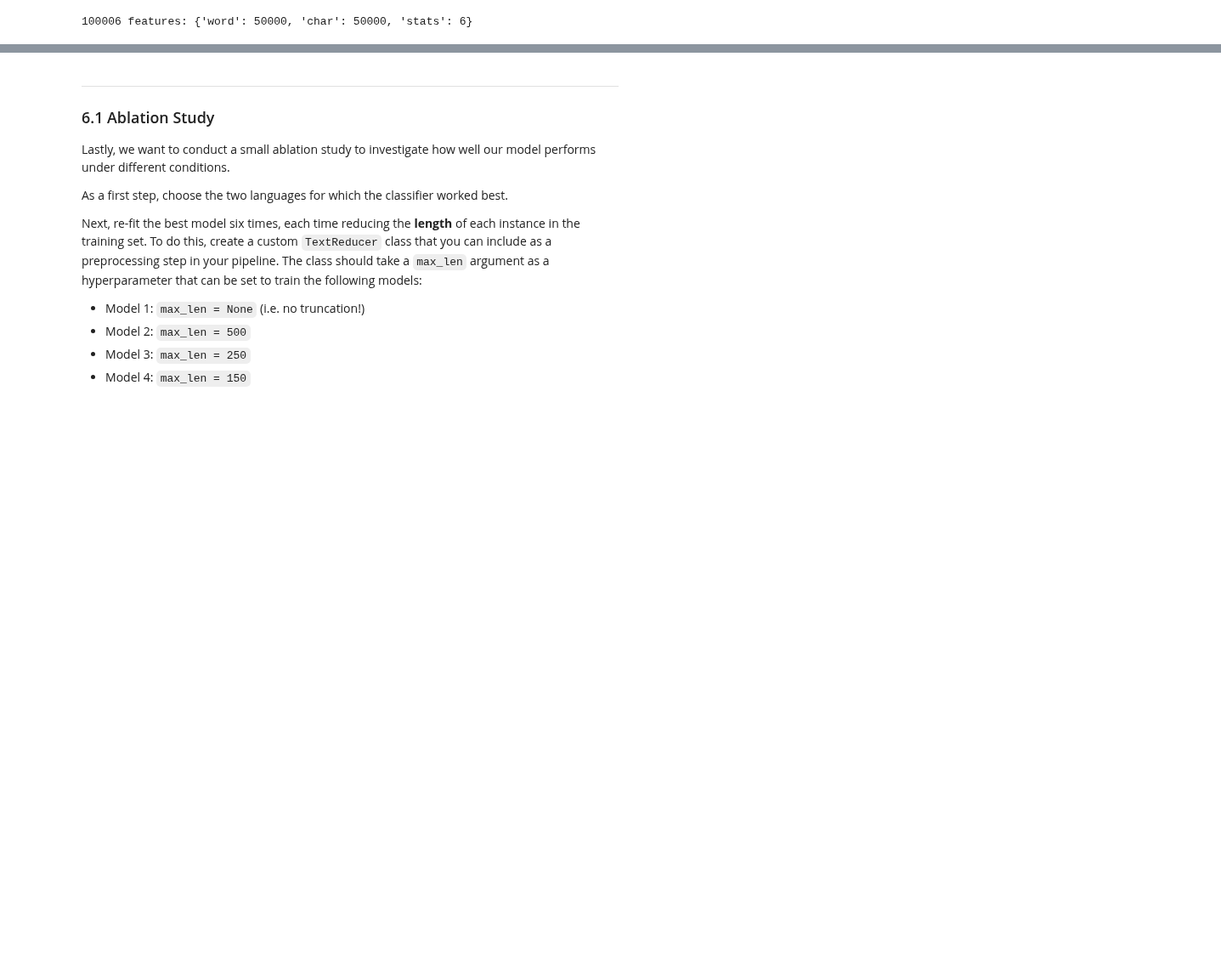
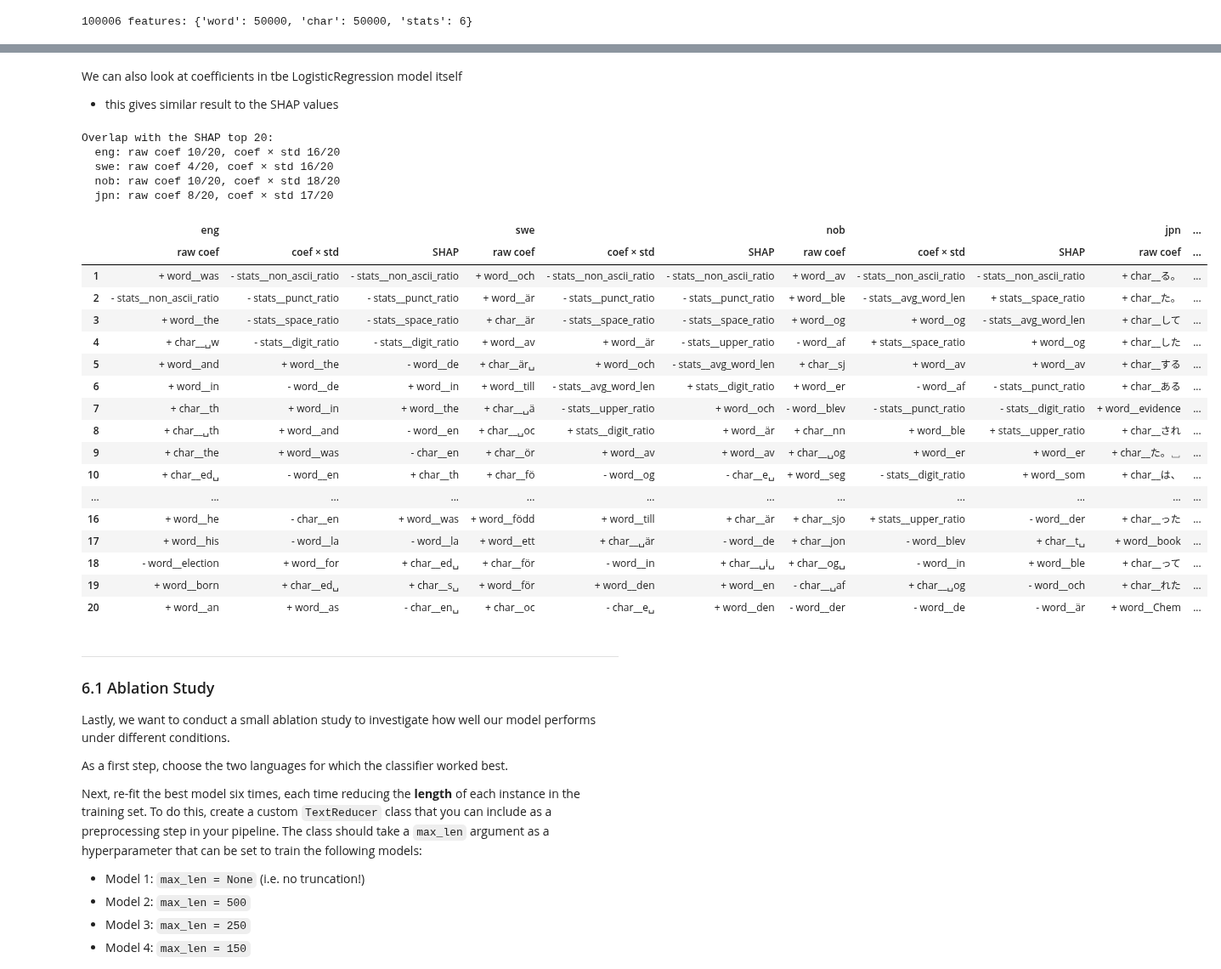
Before and after one commit to syongchaiwat/ML4NLP1-2026-Tutorial-Notebooks, a Jupyter notebook: exercises/ex1/ex1_lr.ipynb, the cells around one changed output, grey strips where cells are left out. Shown at 85% size. Cells and saved outputs as stored; diff of their text form; code cells hidden in the pictures; blank space fills up the shorter version.

```diff
--- a/exercises/ex1/ex1_lr.ipynb
+++ b/exercises/ex1/ex1_lr.ipynb
@@ -1480,3 +1453,61 @@ pd.DataFrame(ablation_rows).set_index('setting').round(4)
+# %% [markdown]
+We can also look at coefficients in tbe LogisticRegression model itself
+- this gives similar result to the SHAP values
+# %%
+# for a linear model, coef_[k, j] is how much the score (logit) of language k changes when feature j increases by 1.
+# raw coefficients are NOT comparable between features on different scales: a tf-idf value is ~0.01-0.3, while the
+# standardised TextStats features have std 1. standardised coefficients (coef * std of the feature) fix this:
+# the change in score when the feature moves by one standard deviation.
+
+feature_std = np.sqrt(np.asarray(X_train_features.multiply(X_train_features).mean(axis=0)).ravel() - feature_means ** 2)
+coef = pd.DataFrame(classifier.coef_, index=class_names, columns=feature_names)
+importance_methods = {
+    'raw coef': coef,
+    'coef × std': coef * feature_std,
+    'SHAP': mean_abs_shap * np.sign(coef),   # mean |SHAP| with the sign of the weight, for the +/- labels
+}
+
+def top_features_by(scores, language, n=n_top):
+    row = scores.loc[language]
+    return row[row.abs().sort_values(ascending=False).index[:n]]
+
+top_by_method = {(language, method): top_features_by(scores, language)
+                 for language in languages_to_inspect for method, scores in importance_methods.items()}
+
+# how many of the top 20 features does each method share with SHAP?
+print(f"Overlap with the SHAP top {n_top}:")
+for language in languages_to_inspect:
+    shap_top = set(top_by_method[(language, 'SHAP')].index)
+    overlaps = {method: len(shap_top & set(top_by_method[(language, method)].index)) for method in ['raw coef', 'coef × std']}
+    print(f"  {language}: raw coef {overlaps['raw coef']}/{n_top}, coef × std {overlaps['coef × std']}/{n_top}")
+
+# side by side ('+' = evidence for the language, '-' = evidence against it)
+pd.DataFrame({key: [f"{'+' if value > 0 else '-'} {feature}" for feature, value in top.items()]
+              for key, top in top_by_method.items()}, index=range(1, n_top + 1))
+# %% [output]
+Overlap with the SHAP top 20:
+  eng: raw coef 10/20, coef × std 16/20
+  swe: raw coef 4/20, coef × std 16/20
+  nob: raw coef 10/20, coef × std 18/20
+  jpn: raw coef 8/20, coef × std 17/20
+|  | eng |  |  | swe |  |  | nob |  |  | jpn | ... |
+|  | raw coef | coef × std | SHAP | raw coef | coef × std | SHAP | raw coef | coef × std | SHAP | raw coef | ... |
+| 1 | + word__was | - stats__non_ascii_ratio | - stats__non_ascii_ratio | + word__och | - stats__non_ascii_ratio | - stats__non_ascii_ratio | + word__av | - stats__non_ascii_ratio | - stats__non_ascii_ratio | + char__る。 | ... |
+| 2 | - stats__non_ascii_ratio | - stats__punct_ratio | - stats__punct_ratio | + word__är | - stats__punct_ratio | - stats__punct_ratio | + word__ble | - stats__avg_word_len | + stats__space_ratio | + char__た。 | ... |
+| 3 | + word__the | - stats__space_ratio | - stats__space_ratio | + char__är | - stats__space_ratio | - stats__space_ratio | + word__og | + word__og | - stats__avg_word_len | + char__して | ... |
+| 4 | + char__␣w | - stats__digit_ratio | - stats__digit_ratio | + word__av | + word__är | - stats__upper_ratio | - word__af | + stats__space_ratio | + word__og | + char__した | ... |
+| 5 | + word__and | + word__the | - word__de | + char__är␣ | + word__och | - stats__avg_word_len | + char__sj | + word__av | + word__av | + char__する | ... |
+| 6 | + word__in | - word__de | + word__in | + word__till | - stats__avg_word_len | + stats__digit_ratio | + word__er | - word__af | - stats__punct_ratio | + char__ある | ... |
+| 7 | + char__th | + word__in | + word__the | + char__␣ä | - stats__upper_ratio | + word__och | - word__blev | - stats__punct_ratio | - stats__digit_ratio | + word__evidence | ... |
+| 8 | + char__␣th | + word__and | - word__en | + char__␣oc | + stats__digit_ratio | + word__är | + char__nn | + word__ble | + stats__upper_ratio | + char__され | ... |
+| 9 | + char__the | + word__was | - char__en | + char__ör | + word__av | + word__av | + char__␣og | + word__er | + word__er | + char__た。␣ | ... |
+| 10 | + char__ed␣ | - word__en | + char__th | + char__fö | - word__og | - char__e␣ | + word__seg | - stats__digit_ratio | + word__som | + char__は、 | ... |
+| ... | ... | ... | ... | ... | ... | ... | ... | ... | ... | ... | ... |
+| 16 | + word__he | - char__en | + word__was | + word__född | + word__till | + char__är | + char__sjo | + stats__upper_ratio | - word__der | + char__った | ... |
+| 17 | + word__his | - word__la | - word__la | + word__ett | + char__␣är | - word__de | + char__jon | - word__blev | + char__t␣ | + word__book | ... |
+| 18 | - word__election | + word__for | + char__ed␣ | + char__för | - word__in | + char__␣i␣ | + char__og␣ | - word__in | + word__ble | + char__って | ... |
+| 19 | + word__born | + char__ed␣ | + char__s␣ | + word__för | + word__den | + word__en | - char__␣af | + char__␣og | - word__och | + char__れた | ... |
+| 20 | + word__an | + word__as | - char__en␣ | + char__oc | - char__e␣ | + word__den | - word__der | - word__de | - word__är | + word__Chem | ... |
 # %% [markdown]
 ---
 
```
Also changed, not shown: parts of 68 cells of this notebook.
